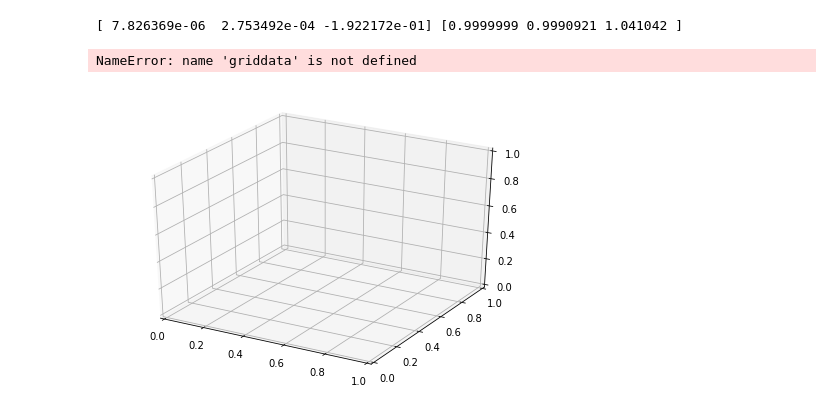
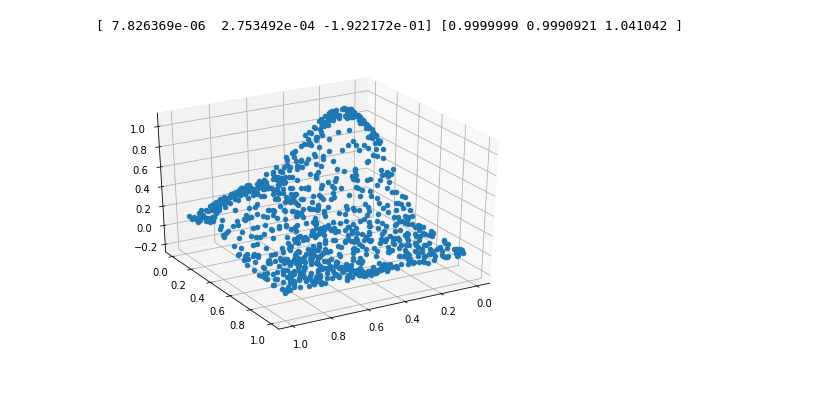
Before and after one commit to LeonardEyer/pointcloud-surfaces, a Jupyter notebook: wls.ipynb, the cells around one changed output. Cells and saved outputs as stored; diff of their text form; code cells hidden in the pictures.

```diff
--- a/wls.ipynb
+++ b/wls.ipynb
@@ -5,18 +6,4 @@ from mpl_toolkits.mplot3d import Axes3D
 # %%
-def read_off(file):
-    """
-    Read OFF Files
-    :param file: off file to load
-    :return: vertices and faces
-    """
-    if 'OFF' != file.readline().strip():
-        raise Exception('Not a valid OFF header')
-    n_verts, n_faces, n_dontknow = tuple([int(s) for s in file.readline().strip().split(' ')])
-    verts = np.array([[float(s) for s in file.readline().strip().split(' ')] for i_vert in range(n_verts)])
-    faces = np.array([[int(s) for s in file.readline().strip().split(' ')][1:] for i_face in range(n_faces)])
-    return verts, faces
-
-
 class Grid:
     def __init__(self, start, end, sectionsX, sectionsY):
         self.points = []
@@ -45,29 +32,6 @@ class Grid:
                 self.points.append(gridPoint)
 
         return self.points
-
-def b(x):
-    """
-    Polynomial basis (quadratic, bivariate)
-    :param x: 2d Point
-    :return: polynomial at this point
-    """
-    return np.array([1, x[0], x[1], x[0] ** 2, x[0] * x[1], x[1] ** 2])
-
-
-def phi(h, d):
-    """
-    Wendland weighting function
-    :param h: this function is defined on interval [0,h]
-    :param d: distance
-    :return: weight
-    """
-    d = np.clip(d, 0, h)
-    return (1 - d / h) ** 4 * (4 * d / h + 1)
-
-def dist2d(a, b):
-    return np.linalg.norm(a[:2] - b[:2])
-
 
 def collectInRadius2d(point, points, radius):
     """
@@ -147,19 +111,11 @@ print(minAxes, maxAxes)
 # %%
 fig = plt.figure()
 ax = Axes3D(fig)
-
-xi = np.linspace(minAxes[0], maxAxes[0], 20)
-yi = np.linspace(minAxes[1], maxAxes[1], 20)
-
-X, Y = np.meshgrid(xi, yi)
-Z = griddata(x, y, z, xi, yi)
-
 ax.scatter(vert[:,0],vert[:,1],vert[:,2], depthshade=False)
 ax.view_init(30, 60)
 plt.show()
 # %% [output]
-NameError: name 'griddata' is not defined
-[figure, old version]
+[figure, new version]
 # %%
 grid = Grid(minAxes, maxAxes, 10, 10)
 
```
Also changed, not shown: parts of 3 cells of this notebook, 1 other file.
